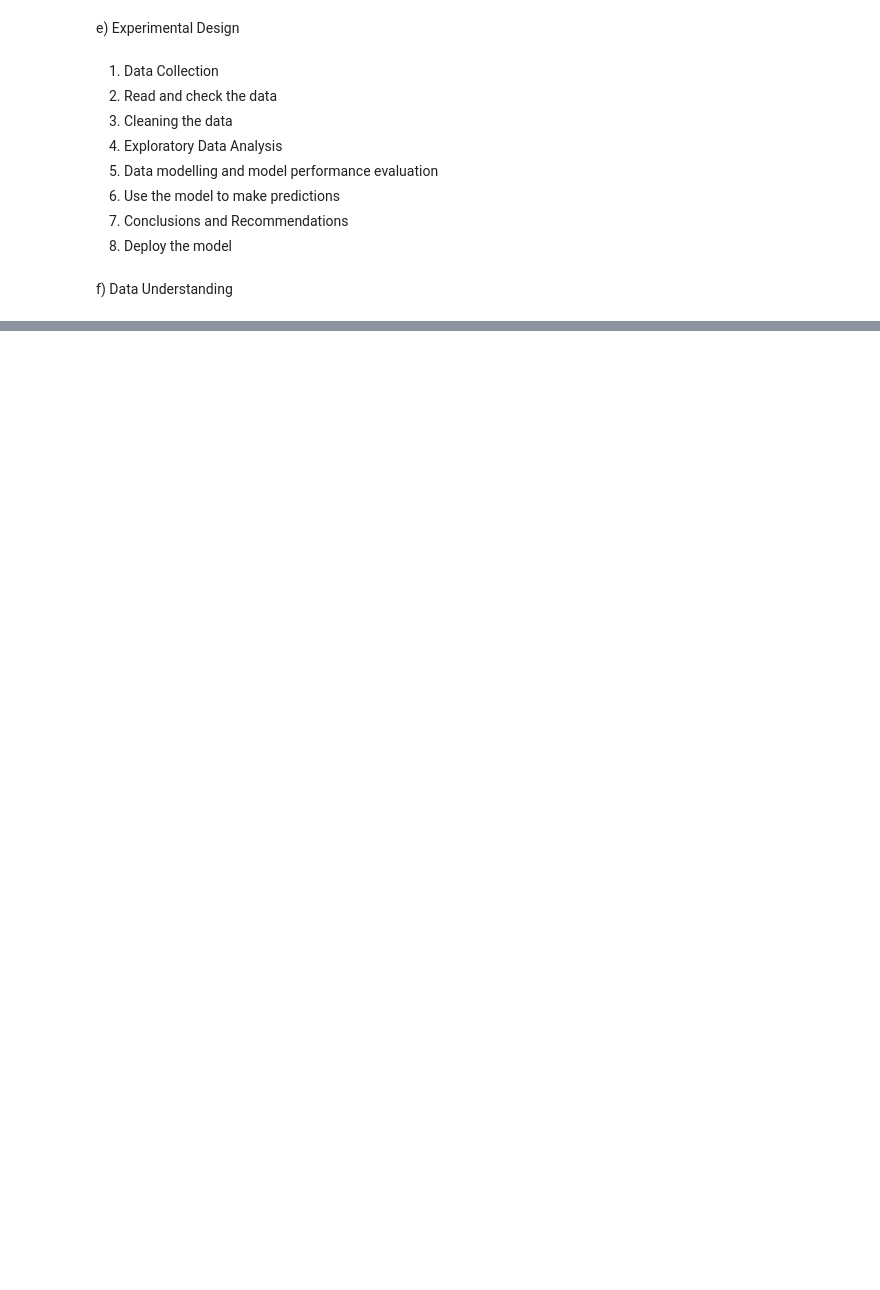
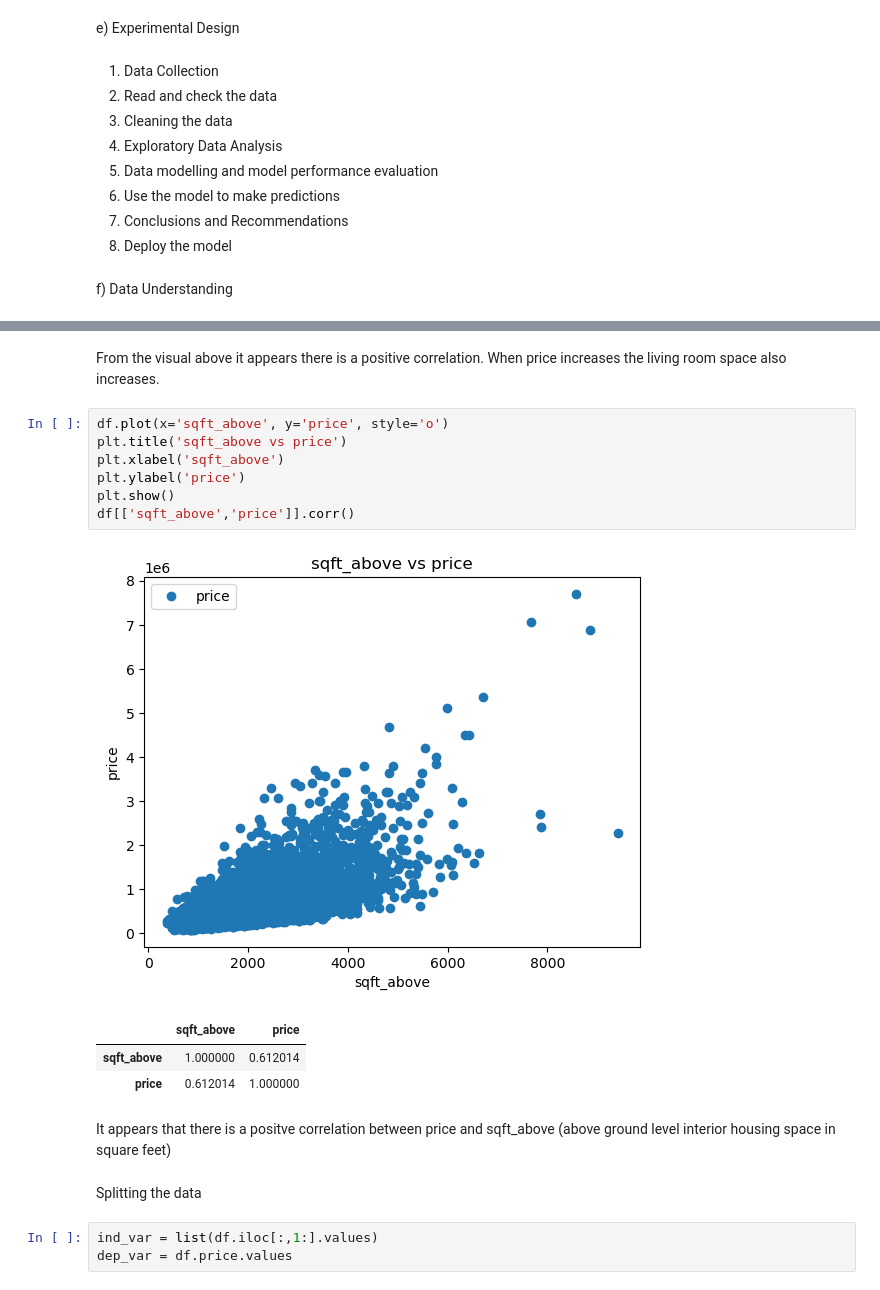
Before and after one commit to kemboielly/realestate-insight-phase2, a Jupyter notebook: student.ipynb, the cells around one changed output, grey strips where cells are left out. Drawn from its saved outputs; the diff is of its cells as text; blank space fills up the shorter version.

```diff
--- a/student.ipynb
+++ b/student.ipynb
@@ -248,0 +263,21 @@ df[['bedrooms','price']].corr()
+# %% [markdown]
+From the visual above it appears there is a positive correlation. When price increases the living room space also increases.
+# %%
+df.plot(x='sqft_above', y='price', style='o')
+plt.title('sqft_above vs price')
+plt.xlabel('sqft_above')
+plt.ylabel('price')
+plt.show()
+df[['sqft_above','price']].corr()
+# %% [output]
+[figure, added]
+|  | sqft_above | price |
+| sqft_above | 1.000000 | 0.612014 |
+| price | 0.612014 | 1.000000 |
+# %% [markdown]
+It appears that there is a positve correlation between price and sqft_above (above ground level interior housing space in square feet)
+# %% [markdown]
+Splitting the data
+# %%
+ind_var = list(df.iloc[:,1:].values)
+dep_var = df.price.values
```
Also changed, not shown: parts of 68 cells of this notebook.
